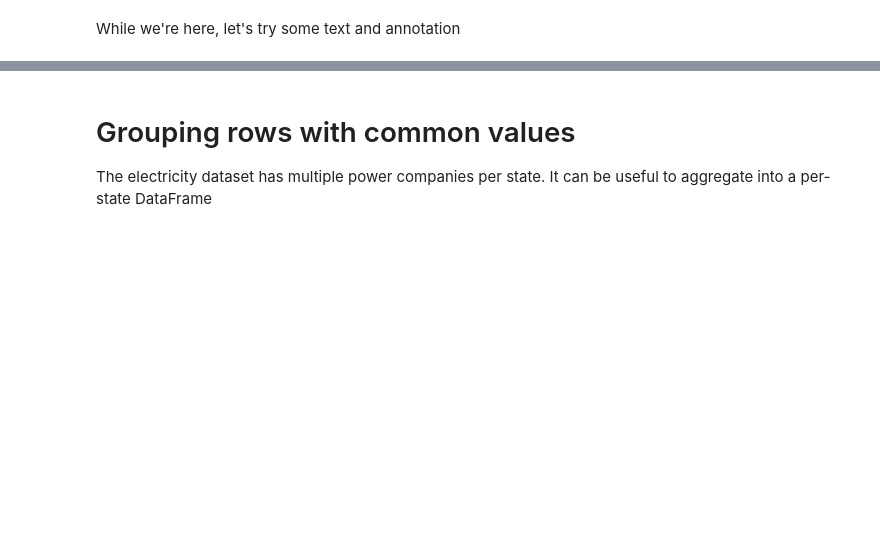
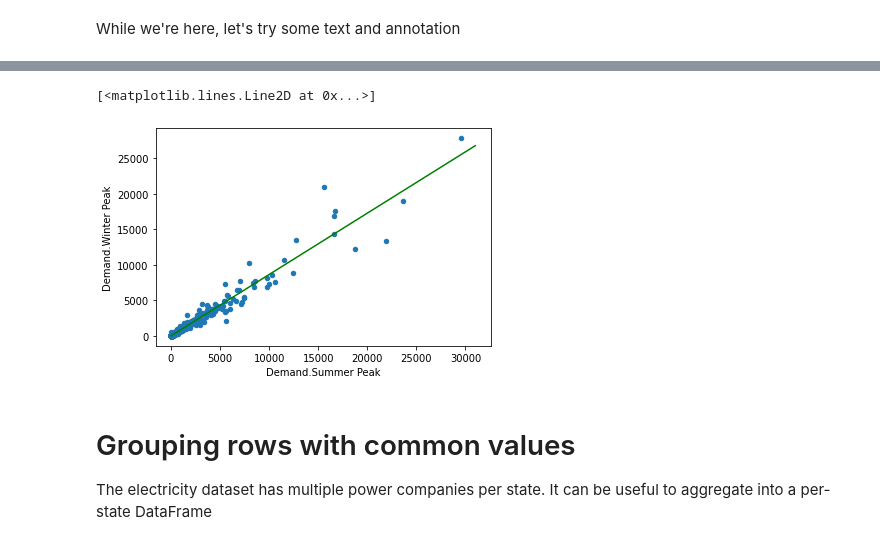
Before and after one commit to RubeRad/tcscs, a Jupyter notebook: InfographicTips.ipynb, the cells around one changed output, grey strips where cells are left out. Saved outputs shown, nothing was run; the diff lists cells and outputs as text; code cells hidden in the pictures; blank space fills up the shorter version.

```diff
--- a/InfographicTips.ipynb
+++ b/InfographicTips.ipynb
@@ -86,3 +325,13 @@ a.annotate('Doody', xy=(1, 2.65), xytext=(1.5,2.4),
+# %%
+# Note that, rather than telling matplotlib to graph two pandas Series for you
+# you can tell pandas to tell matplotlib to graph two Series for you
+# Note ax= saves using an extra line for ax=plt.gca()
+ax=elec.plot('Demand.Summer Peak', 'Demand.Winter Peak', # x and y column names, without elec[]
+             kind='scatter')                             # kind of like seaborn
+ax.plot(xrange, slope*xrange + inter, c='green')
+# %% [output]
+[<matplotlib.lines.Line2D at 0x...>]
+[figure, added]
 # %% [markdown]
 # Grouping rows with common values
 
```
Also changed, not shown: parts of 34 cells of this notebook.
